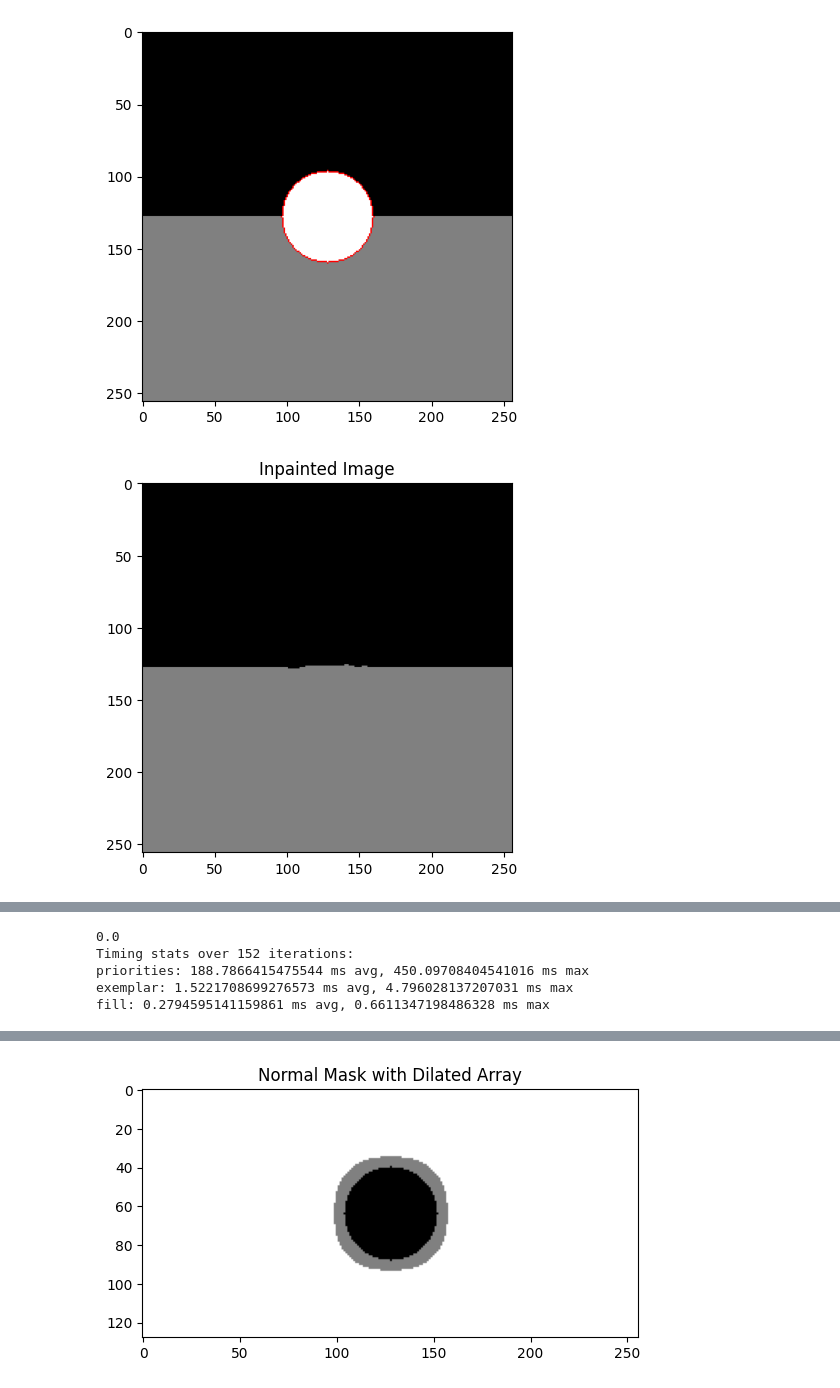
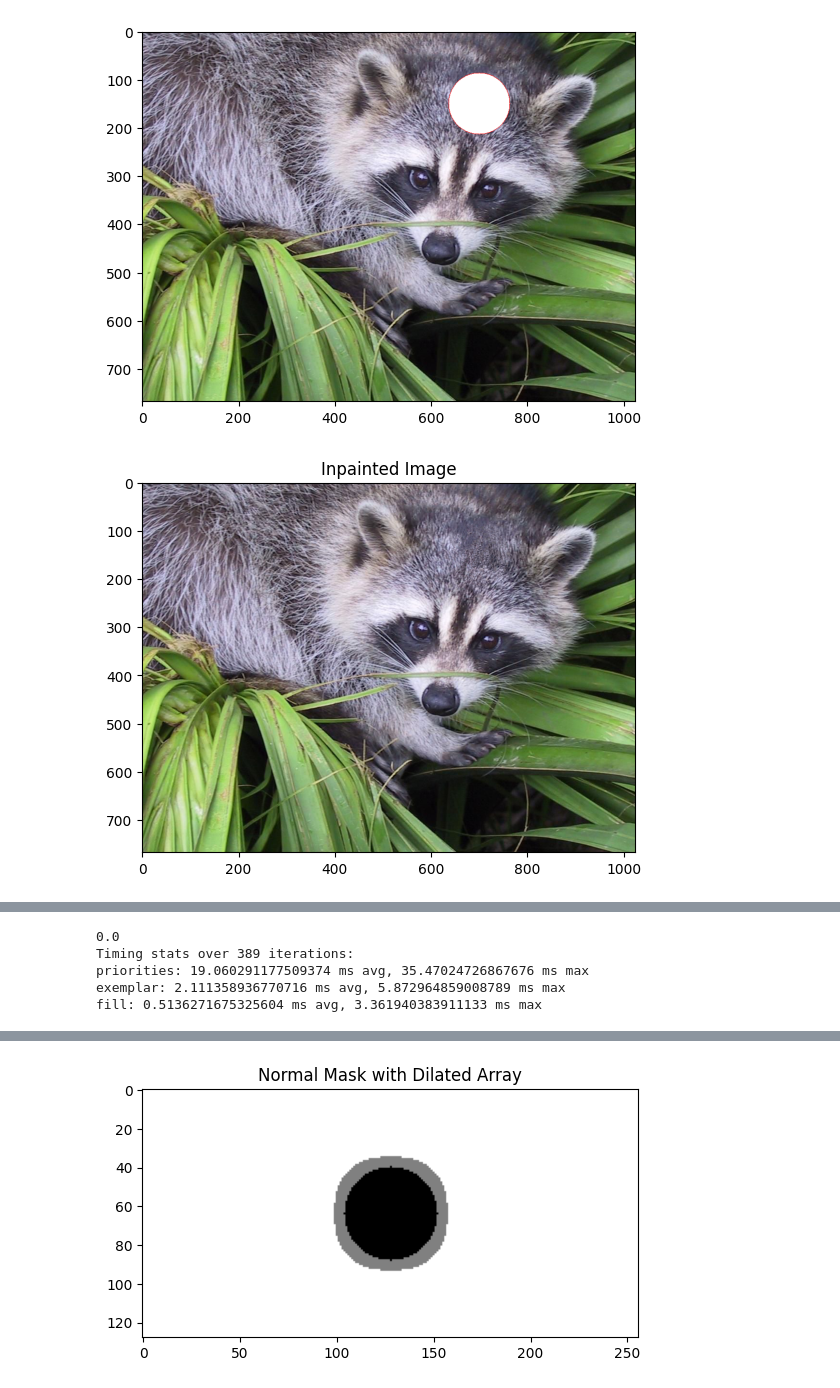
Before and after one commit to micahreich/patch-match, a Jupyter notebook: sequential/object-removal.ipynb, the cells around one changed output, grey strips where cells are left out. Cells and saved outputs as stored; diff of their text form; code cells hidden in the pictures.

```diff
--- a/sequential/object-removal.ipynb
+++ b/sequential/object-removal.ipynb
@@ -13,7 +13,7 @@ from scipy.interpolate import griddata
 
 np.set_printoptions(precision=2)
 # %%
-PATCH_SIZE = 7
+PATCH_SIZE = 9
 HALF_SIZE = PATCH_SIZE // 2
 
 PATCH_REGION = lambda i, j : (slice(i - HALF_SIZE, i + HALF_SIZE + 1), \
@@ -441,19 +497,21 @@ class ExemplarImageInpaint:
         for x in timing_specs:
             print(f"{x}: {timing_specs[x][0] / n_iters * 1e3} ms avg, {timing_specs[x][1] * 1e3} ms max")
 # %%
-image = np.zeros((256, 256, 3))
-image[128:, :] = [128, 128, 128]
+# image = np.zeros((256, 256, 3))
+# image[128:, :] = [128, 128, 128]
+image = datasets.face().astype('int32')
+
 
 y, x = np.ogrid[0:image.shape[0], 0:image.shape[1]]
 _mask = np.ones((image.shape[0], image.shape[1]), dtype=bool)
-_circle_condition = (x - 128) ** 2 + (y - 128) ** 2 <= 32 ** 2
+_circle_condition = (x - 700) ** 2 + (y - 150) ** 2 <= 64 ** 2
 _mask[_circle_condition] = False
 mask = MaskWithBoundary(_mask)
 
 overlay_mask_image(mask, image)
 
-painter = ExemplarImageInpaint(PATCH_SIZE, image, 2.0)
-painter.fill_region(mask, n_exemplar_samples=50)
+painter = ExemplarImageInpaint(PATCH_SIZE, image, 3.0)
+painter.fill_region(mask, n_exemplar_samples=75)
 # %% [output]
-[figure, old version]
+[figure, new version]
-[figure, old version]
+[figure, new version]
@@ -461,5 +519,5 @@ painter.fill_region(mask, n_exemplar_samples=50)
 0.0
-Timing stats over 152 iterations:
-priorities: 188.7866415475544 ms avg, 450.09708404541016 ms max
-exemplar: 1.5221708699276573 ms avg, 4.796028137207031 ms max
-fill: 0.2794595141159861 ms avg, 0.6611347198486328 ms max
+Timing stats over 389 iterations:
+priorities: 19.060291177509374 ms avg, 35.47024726867676 ms max
+exemplar: 2.111358936770716 ms avg, 5.872964859008789 ms max
+fill: 0.5136271675325604 ms avg, 3.361940383911133 ms max
```
Also changed, not shown: parts of 4 cells of this notebook.
